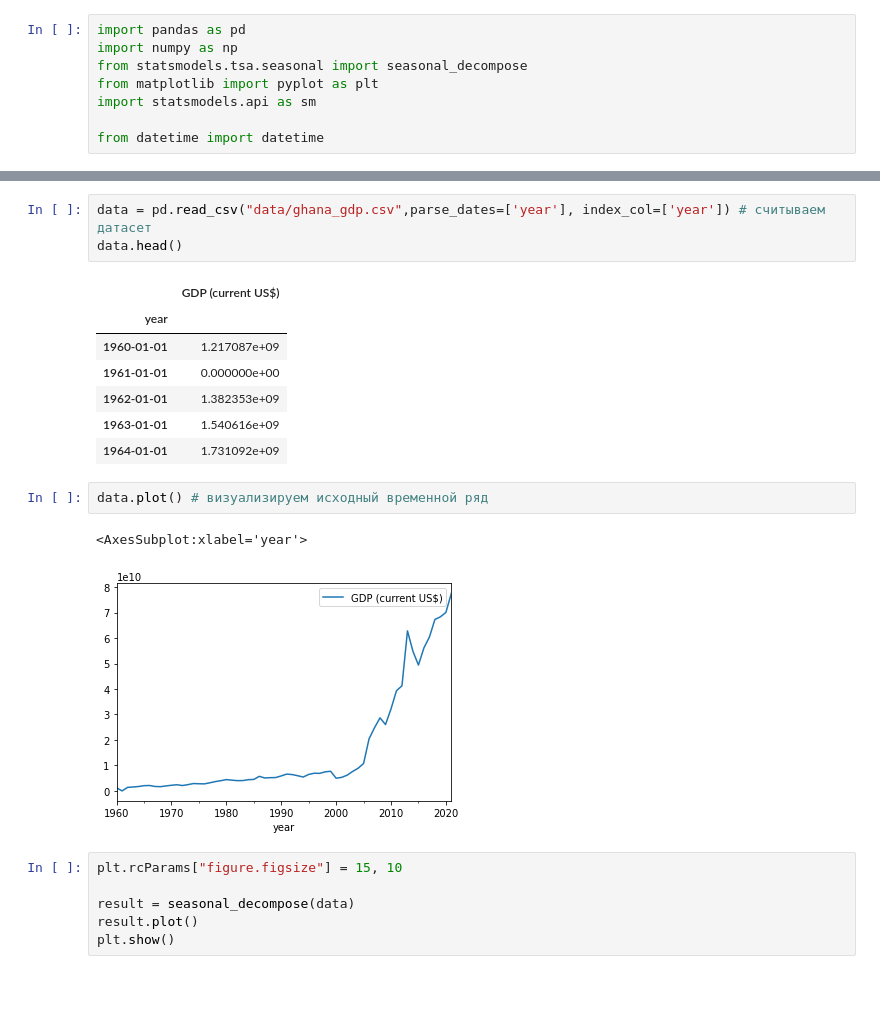
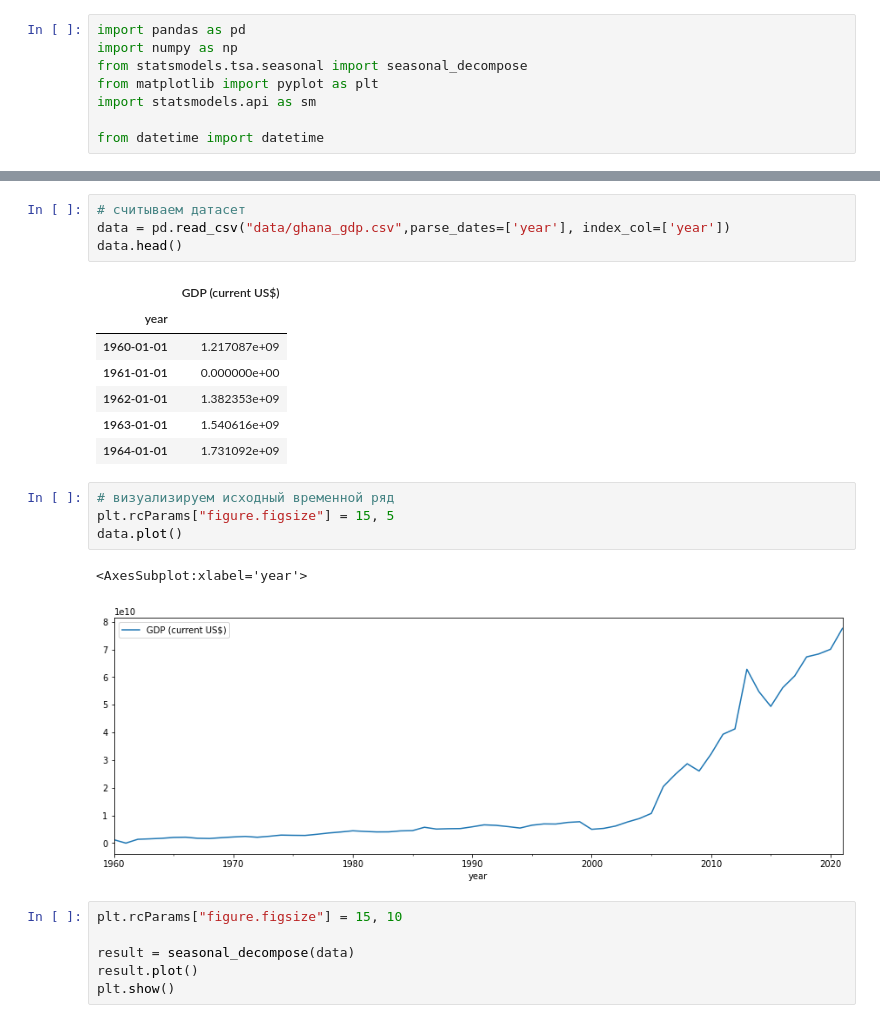
Before and after one commit to DarthSirius/Lessons, a Jupyter notebook: SkillFactory/ML_BUSINESS/Project_13.ipynb, the cells around one changed output, grey strips where cells are left out. Cells and saved outputs as stored; diff of their text form; blank space fills up the shorter version.

```diff
--- a/SkillFactory/ML_BUSINESS/Project_13.ipynb
+++ b/SkillFactory/ML_BUSINESS/Project_13.ipynb
@@ -9,5 +12,6 @@ from datetime import datetime
 # %%
-data = pd.read_csv("data/ghana_gdp.csv",parse_dates=['year'], index_col=['year']) # считываем датасет
+# считываем датасет
+data = pd.read_csv("data/ghana_gdp.csv",parse_dates=['year'], index_col=['year'])
 data.head()
 # %% [output]
 |  | GDP (current US$) |
@@ -17,11 +21,13 @@ data.head()
 | 1962-01-01 | 1.382353e+09 |
 | 1963-01-01 | 1.540616e+09 |
 | 1964-01-01 | 1.731092e+09 |
-# %%
-data.plot() # визуализируем исходный временной ряд
-# %% [output]
-<AxesSubplot:xlabel='year'>
-[figure, removed]
+# %%
+# визуализируем исходный временной ряд
+plt.rcParams["figure.figsize"] = 15, 5
+data.plot()
+# %% [output]
+<AxesSubplot:xlabel='year'>
+[figure, added]
 # %%
 plt.rcParams["figure.figsize"] = 15, 10
 
```
Also changed, not shown: parts of 30 cells of this notebook.
